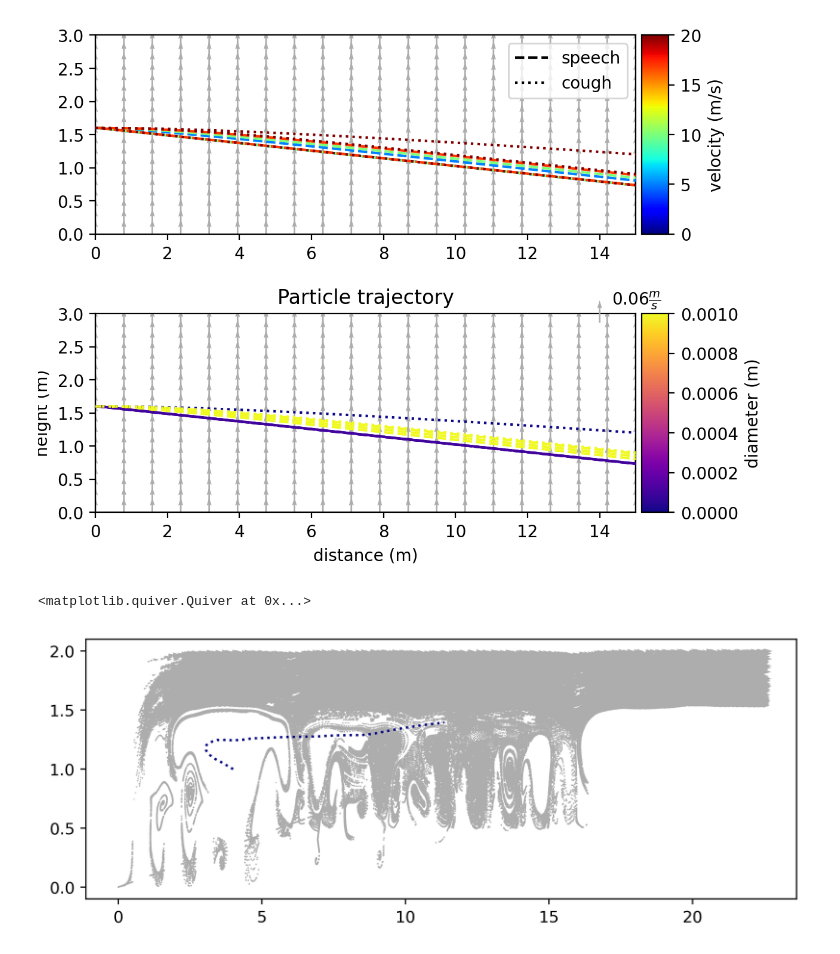
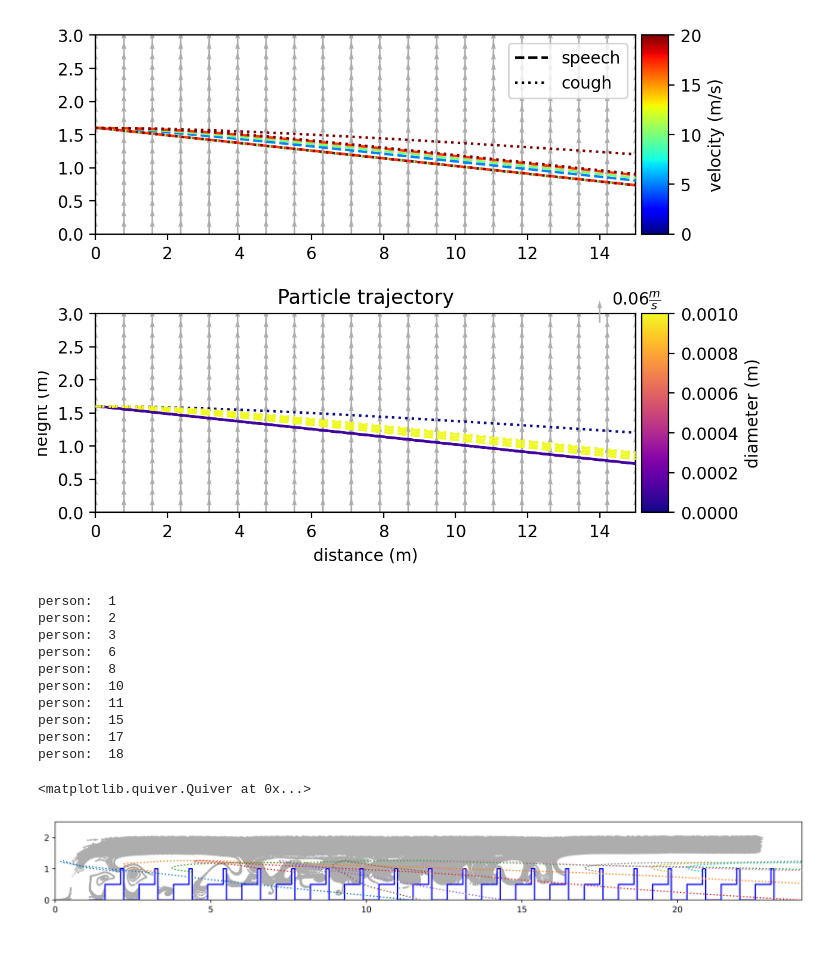
Before and after one commit to larsnolden/particle_trajectory, a Jupyter notebook: trajectory.ipynb, the cells around one changed output. Cells and saved outputs as stored; diff of their text form; code cells hidden in the pictures.

Commit message:
results for steady train simulation and draft for evaporation function

```diff
--- a/trajectory.ipynb
+++ b/trajectory.ipynb
@@ -285,37 +340,58 @@ simulations_test = [
         'v': [-20, 2]
     }
 ]
+# %%
+def plot_train(ax, number_of_seats):
+    # plot the train interior walls
+    x = []
+    y = []
+    for i in range(number_of_seats):
+        seat_n = i+1
+        shift_x = (seat_n*1.1)
+        x.extend([0+shift_x, 0.5+shift_x, 0.5+shift_x, 1+shift_x, 1+shift_x, 1.1+shift_x, 1.1+shift_x])
+        y.extend([0, 0, 0.5, 0.5, 1, 1, 0])
+    ax.plot(x,y, color='blue')
 # %%
-air_velocity_field = lambda pos: pos[0]
-experiment_time = 0.4
+experiment_time = 5
 delta_t = 0.01
-pos_init = [4, 1]
+total_seats = 20
+exhalation_height = 0.9
 
-fig, ax = plt.subplots(figsize=(8,3))
+fig, ax = plt.subplots(figsize=(16,5))
 fig.set_dpi(400)
+ax.set_xlim([0, 24])
+ax.set_ylim([0, 2.5])
+ax.set_aspect('equal', adjustable='box')
+plot_train(ax, total_seats)
 
 def air_velocity_field(pos):
-    # find the closest available position from the interpolated data
-    #find_neighbours(pos[0], stream_traces_i, 'Points:0')
-    #nearest_x = stream_traces_i.at[find_neighbours(pos[0], stream_traces_i, 'Points:0')[0], 'Points:0']
-    #nearest_y = stream_traces_i.at[find_neighbours(pos[1], stream_traces_i, 'Points:1')[0], 'Points:1']
-    #u_x = stream_traces_i[stream_traces_i['Points:0'] == nearest_x]['U:0'].values[0]
-    #u_y = stream_traces_i[stream_traces_i['Points:1'] == nearest_y]['U:1'].values[0]
+    # find the closest available position from the openFoam data
     u_x = stream_traces_i.iloc[(stream_traces_i['Points:0']-pos[0]).abs().argsort()[:1]]['U:0'].values[0]
     u_y = stream_traces_i.iloc[(stream_traces_i['Points:1']-pos[1]).abs().argsort()[:1]]['U:1'].values[0]
     return [u_x, u_y]
 
-for simulation in simulations_test:
+for simulation in simulations_train:
     for particle_diameter in simulation['d']:
+        print('person: ', simulation['person'])
+        x_exhaling = 1.1+1.1*simulation['person']
+        pos_init = [x_exhaling, exhalation_height]
         res = particle_simulation(particle_diameter, simulation['v'], pos_init, experiment_time, delta_t, air_velocity_field)
         # extract axes from position list
         pos_x = list(map(lambda xy: xy[0], res['pos']))
         pos_y = list(map(lambda xy: xy[1], res['pos']))
-        #linestyle=':' if simulation['type'] == 'speech' else 'dotted', label=simulation['label']
-        ax.plot(pos_x, pos_y, c=color_map_v.to_rgba(simulation['v'][0]), linestyle='dashed' if simulation['type'] == 'speech' else 'dotted', zorder=100)
-        #ax2.plot(pos_x, pos_y, c=color_map_d.to_rgba(particle_diameter), linestyle='dashed' if simulation['type'] == 'speech' else 'dotted', zorder=100)
+        ax.plot(pos_x, pos_y, linestyle='dashed' if simulation['type'] == 'speech' else 'dotted', zorder=100)
 
 ax.quiver(stream_traces_i['Points:0'], stream_traces_i['Points:1'], stream_traces_i['U:0'], stream_traces_i['U:1'], color='#adadad', zorder=0)
 # %% [output]
-<matplotlib.quiver.Quiver at 0x...>
+person:  1
+person:  2
+person:  3
+person:  6
+person:  8
+person:  10
+person:  11
+person:  15
+person:  17
+person:  18
+<matplotlib.quiver.Quiver at 0x...>
-[figure, old version]
+[figure, new version]
```
Also changed, not shown: parts of 3 cells of this notebook.
